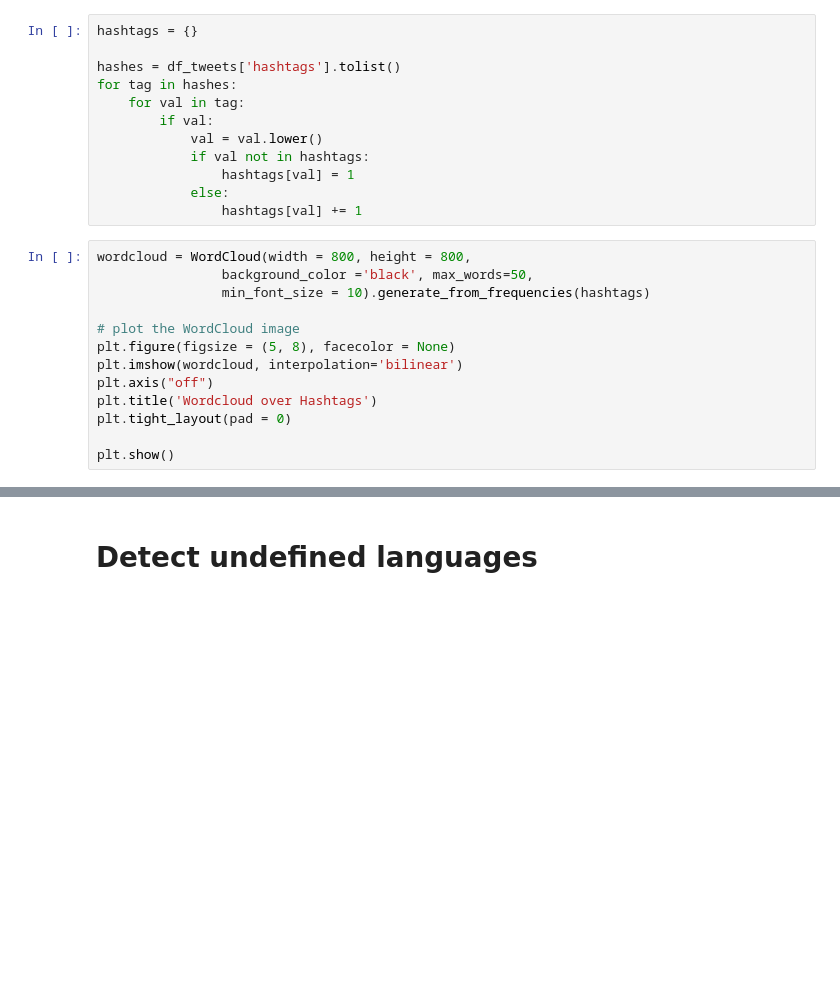
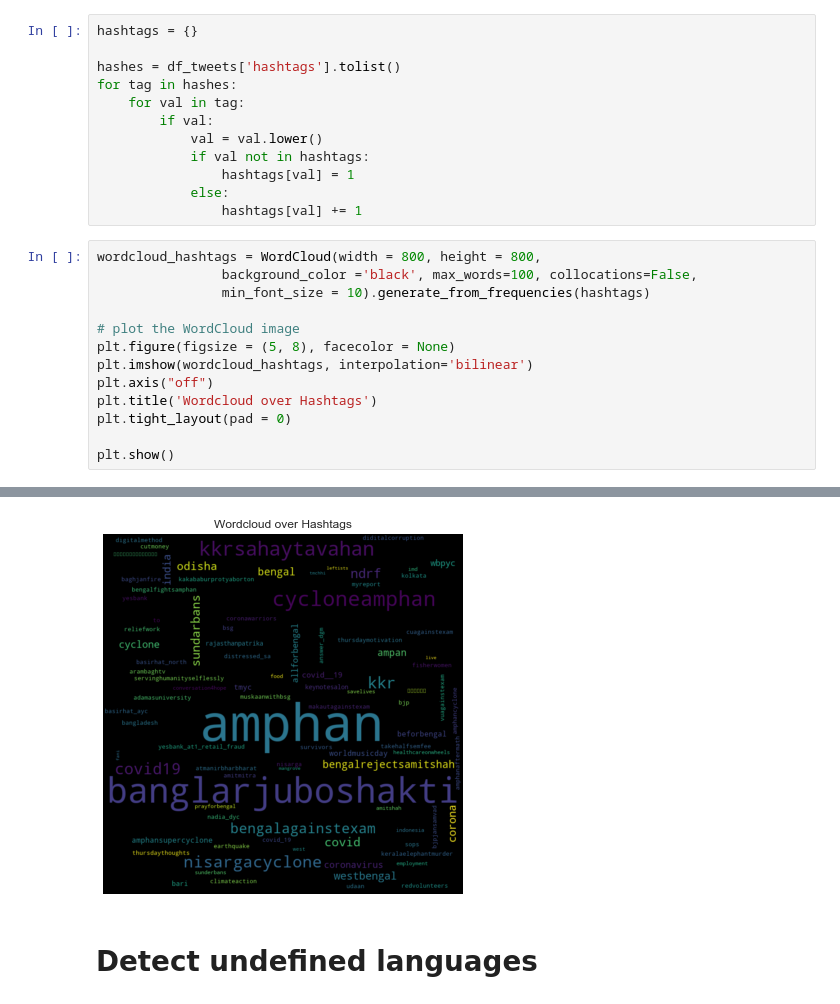
Before and after one commit to ancilcrayton/solve-iwmi, a Jupyter notebook: notebooks/1.0-km-basic-text-eda.ipynb, the cells around one changed output, grey strips where cells are left out. Cells and saved outputs as stored; diff of their text form; blank space fills up the shorter version.

```diff
--- a/notebooks/1.0-km-basic-text-eda.ipynb
+++ b/notebooks/1.0-km-basic-text-eda.ipynb
@@ -93,13 +96,13 @@ for tag in hashes:
             else:
                 hashtags[val] += 1
 # %%
-wordcloud = WordCloud(width = 800, height = 800,
-                background_color ='black', max_words=50,
+wordcloud_hashtags = WordCloud(width = 800, height = 800,
+                background_color ='black', max_words=100, collocations=False,
                 min_font_size = 10).generate_from_frequencies(hashtags)
 
 # plot the WordCloud image
 plt.figure(figsize = (5, 8), facecolor = None)
-plt.imshow(wordcloud, interpolation='bilinear')
+plt.imshow(wordcloud_hashtags, interpolation='bilinear')
 plt.axis("off")
 plt.title('Wordcloud over Hashtags')
 plt.tight_layout(pad = 0)
@@ -110,3 +112,4 @@ plt.show()
+[figure, added]
 # %% [markdown]
 # Detect undefined languages
 # %%
```
Also changed, not shown: parts of 13 cells of this notebook, 1 other file.
